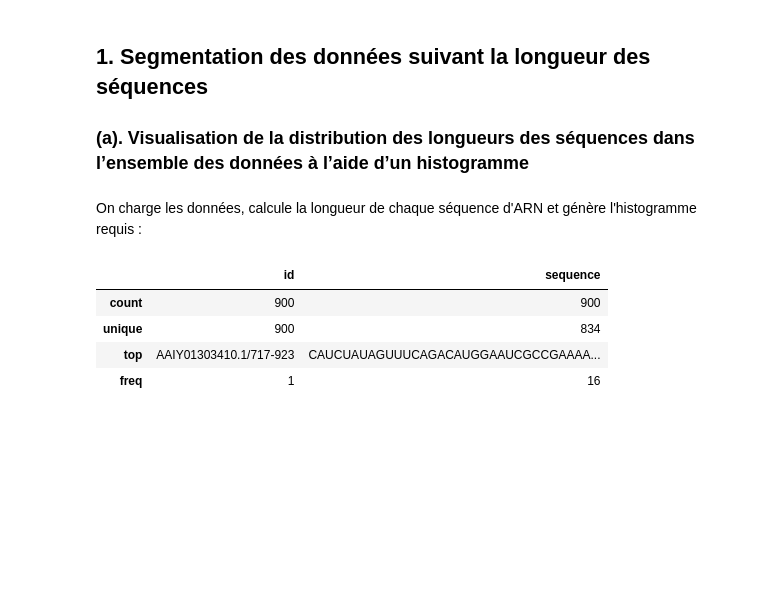
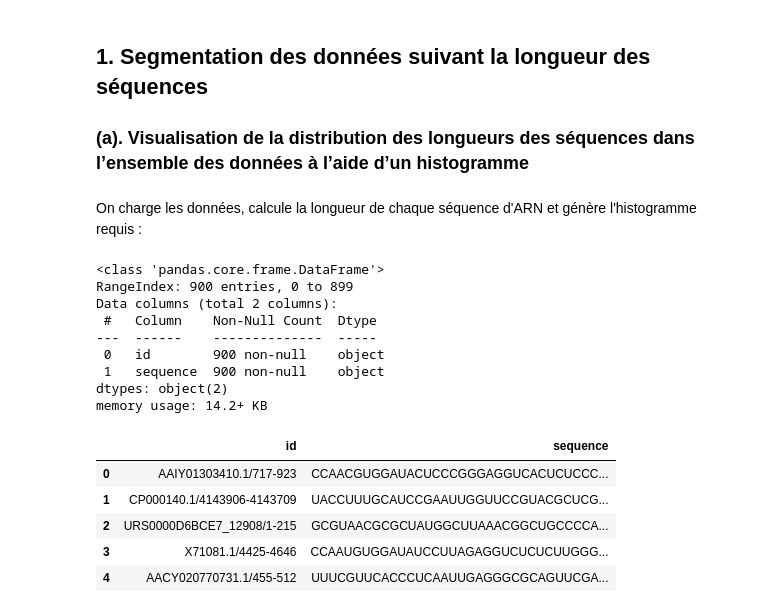
Before and after one commit to NtoDeath/Forage_de_donnees, a Jupyter notebook: TP3_Fonctions_descriptives/tp3.ipynb, the cells around one changed output. Drawn from its saved outputs; the diff is of its cells as text; code cells hidden in the pictures; blank space fills up the shorter version.

```diff
--- a/TP3_Fonctions_descriptives/tp3.ipynb
+++ b/TP3_Fonctions_descriptives/tp3.ipynb
@@ -13,19 +13,30 @@ On charge les données, calcule la longueur de chaque séquence d'ARN et génèr
 # %%
 import pandas as pd
 import matplotlib.pyplot as plt
 import seaborn as sns
 
 # Chargement des données
 df = pd.read_csv('TP3-data.csv')
 
-
+# On regarde la description des données, et les premières lignes
 df.info()
+df.head()
 # %% [output]
+<class 'pandas.core.frame.DataFrame'>
+RangeIndex: 900 entries, 0 to 899
+Data columns (total 2 columns):
+ #   Column    Non-Null Count  Dtype
+---  ------    --------------  -----
+ 0   id        900 non-null    object
+ 1   sequence  900 non-null    object
+dtypes: object(2)
+memory usage: 14.2+ KB
 |  | id | sequence |
-| count | 900 | 900 |
-| unique | 900 | 834 |
-| top | AAIY01303410.1/717-923 | CAUCUAUAGUUUCAGACAUGGAAUCGCCGAAAA... |
-| freq | 1 | 16 |
+| 0 | AAIY01303410.1/717-923 | CCAACGUGGAUACUCCCGGGAGGUCACUCUCCC... |
+| 1 | CP000140.1/4143906-4143709 | UACCUUUGCAUCCGAAUUGGUUCCGUACGCUCG... |
+| 2 | URS0000D6BCE7_12908/1-215 | GCGUAACGCGCUAUGGCUUAAACGGCUGCCCCA... |
+| 3 | X71081.1/4425-4646 | CCAAUGUGGAUAUCCUUAGAGGUCUCUCUUGGG... |
+| 4 | AACY020770731.1/455-512 | UUUCGUUCACCCUCAAUUGAGGGCGCAGUUCGA... |
 # %%
 # Calcul de la longueur des séquences
 df['longueur'] = df['sequence'].apply(len)
```
Also changed, not shown: parts of 37 cells of this notebook.
